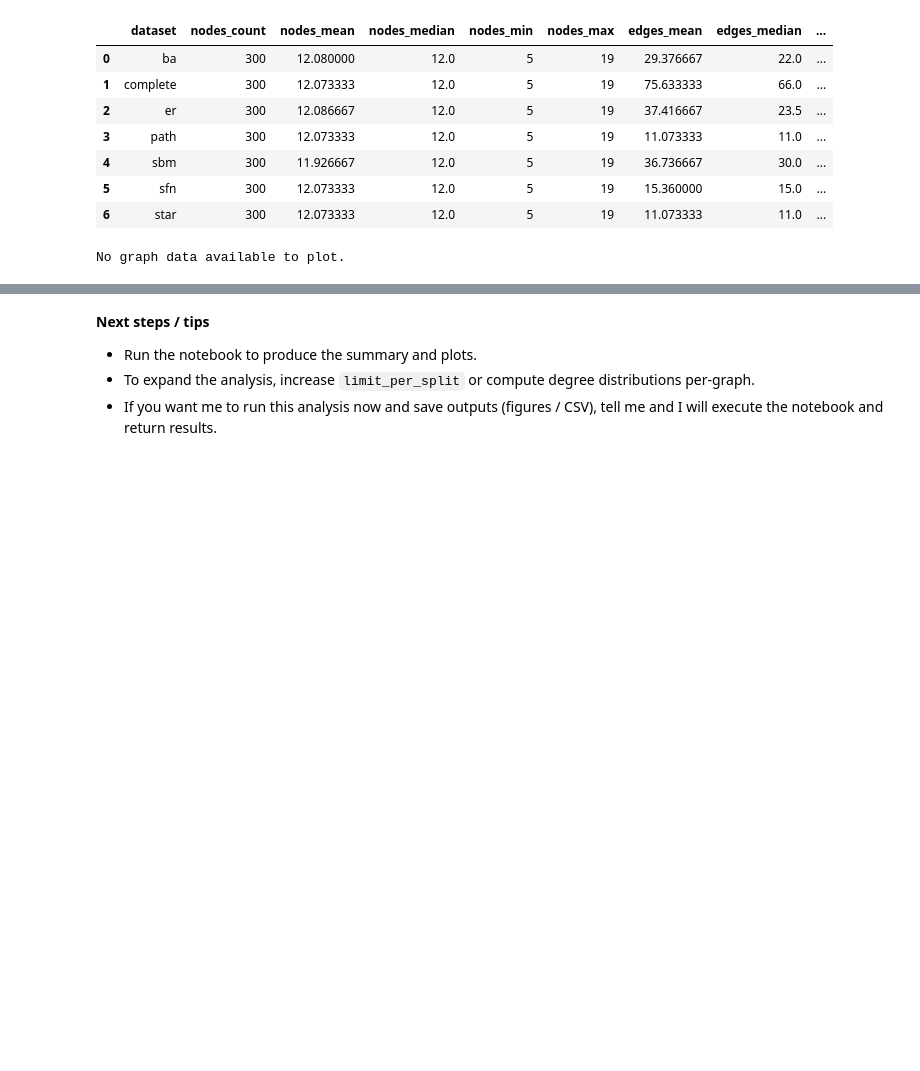
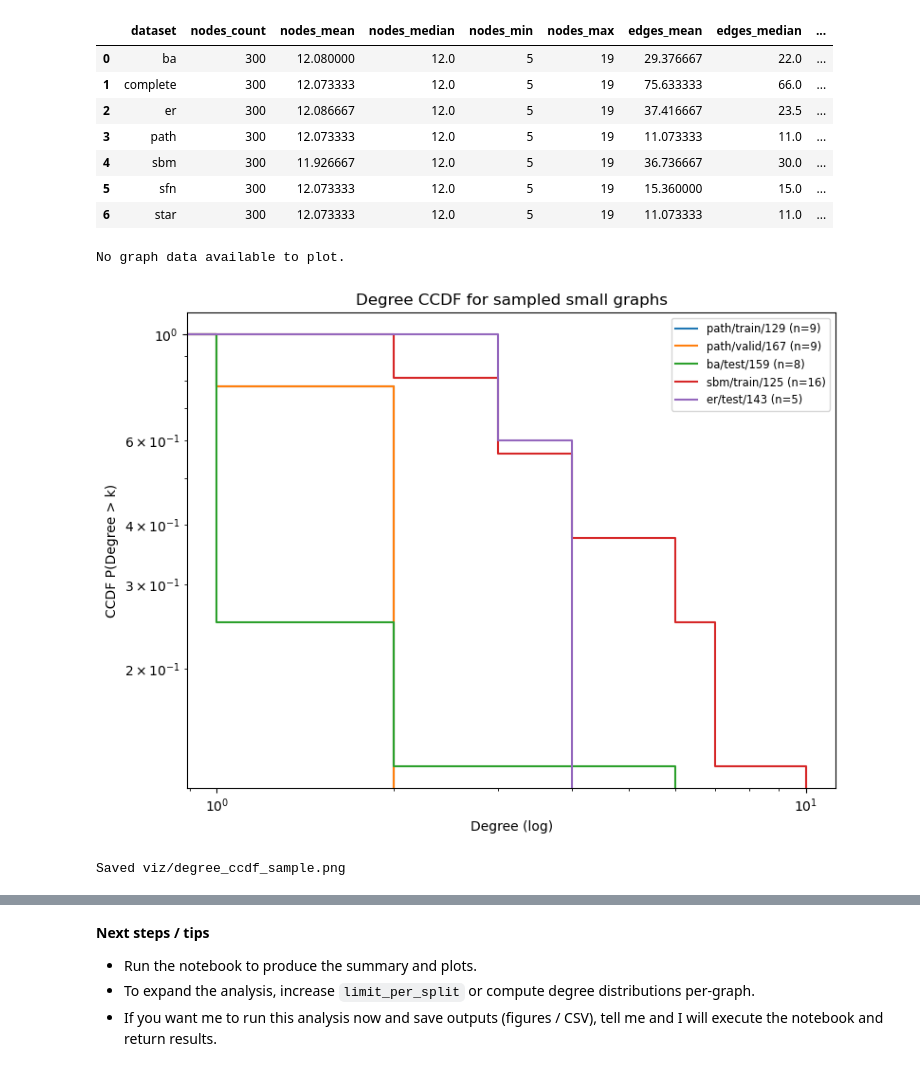
Before and after one commit to youngpark1516/graph-learning-benchmarks, a Jupyter notebook: notebooks/graph_analysis.ipynb, the cells around one changed output, grey strips where cells are left out. Cells and saved outputs as stored; diff of their text form; code cells hidden in the pictures; blank space fills up the shorter version.

Commit message:
dataset analysis and visualizations

```diff
--- a/notebooks/graph_analysis.ipynb
+++ b/notebooks/graph_analysis.ipynb
@@ -4,11 +4,13 @@ This notebook scans the graph files under `submodules/graph-token/graphs`, compu
 # %%
 # Imports
 import os
+
 from pathlib import Path
 import glob
 import networkx as nx
 import pandas as pd
+import numpy as np
+import math
 import matplotlib.pyplot as plt
-import seaborn as sns
-sns.set_style('whitegrid')
+import matplotlib.colors as mcolors
 %matplotlib inline
@@ -94,7 +102,8 @@ if 'error' in df.columns:
 else:
     error_df = pd.DataFrame([])
 # Convert numeric columns
-for c in ['nodes','edges','avg_deg','max_deg','min_deg','components','clustering']:
+num_cols = ['nodes','edges','avg_deg','max_deg','min_deg','components','clustering','deg_median','deg_std','largest_cc','avg_cc_size']
+for c in num_cols:
     if c in df.columns:
         df[c] = pd.to_numeric(df[c], errors='coerce')
 # Build a safe boolean mask for rows without errors
@@ -102,10 +111,16 @@ if 'error' in df.columns:
     good_mask = df['path'].notnull() & df['error'].isna()
 else:
     good_mask = df['path'].notnull()
+# Derived metrics: density (undirected formula), edges per node
+df.loc[:, 'density'] = df.apply(lambda r: (r['edges'] / (r['nodes'] * (r['nodes'] - 1))) if pd.notnull(r['nodes']) and r['nodes'] > 1 else 0.0, axis=1)
+df.loc[:, 'edges_per_node'] = df.apply(lambda r: (r['edges'] / r['nodes']) if pd.notnull(r['nodes']) and r['nodes'] > 0 else 0.0, axis=1)
+# Summary by dataset (safe: use only good rows)
 summary = df[good_mask].groupby('dataset').agg({
     'nodes':['count','mean','median','min','max'],
     'edges':['mean','median'],
-    'avg_deg':['mean','median']
+    'avg_deg':['mean','median'],
+    'deg_std':['mean'],
+    'density':['mean'],
 })
 summary.columns = ['_'.join(col).strip() for col in summary.columns.values]
 summary = summary.reset_index()
@@ -140,2 +188,46 @@ else:
 # %% [output]
 No graph data available to plot.
+# %%
+# Degree CCDF plots for a few small sampled graphs (log-log)
+from pathlib import Path
+viz_out = Path('viz')
+viz_out.mkdir(exist_ok=True)
+good = df[good_mask].copy()
+if 'nodes' in good.columns:
+    candidates = good[good['nodes'] <= 200]
+else:
+    candidates = good
+n_take = min(5, len(candidates))
+if n_take == 0:
+    print('No small graphs available for CCDF sampling. Increase threshold or ensure nodes were computed.')
+else:
+    sample_small = candidates.sample(n=n_take, random_state=42) if len(candidates) > n_take else candidates
+    plt.figure(figsize=(8,6))
+    for _, row in sample_small.iterrows():
+        p = Path(row['path'])
+        try:
+            G = nx.read_graphml(p)
+        except Exception as e:
+            print('Failed to read', p, e)
+            continue
+        degs = np.array([d for _, d in G.degree()])
+        if degs.size == 0:
+            continue
+        vals, edges = np.histogram(degs, bins=range(0, int(degs.max())+2))
+        cdf = np.cumsum(vals) / vals.sum()
+        ccdf = 1.0 - cdf
+        plt.step(edges[:-1]+0.0, ccdf, where='post', label=f"{row.get('dataset','?')}/{row.get('split','')}/{p.stem} (n={row.get('nodes','?')})")
+    plt.xscale('log')
+    plt.yscale('log')
+    plt.xlabel('Degree (log)')
+    plt.ylabel('CCDF P(Degree > k)')
+    plt.title('Degree CCDF for sampled small graphs')
+    plt.legend(fontsize='small')
+    plt.tight_layout()
+    out = viz_out / 'degree_ccdf_sample.png'
+    plt.savefig(out, dpi=150)
+    plt.show()
+    print('Saved', out)
+# %% [output]
+[figure, added]
+Saved viz/degree_ccdf_sample.png
```
Also changed, not shown: parts of 6 cells of this notebook, 36 other files.
